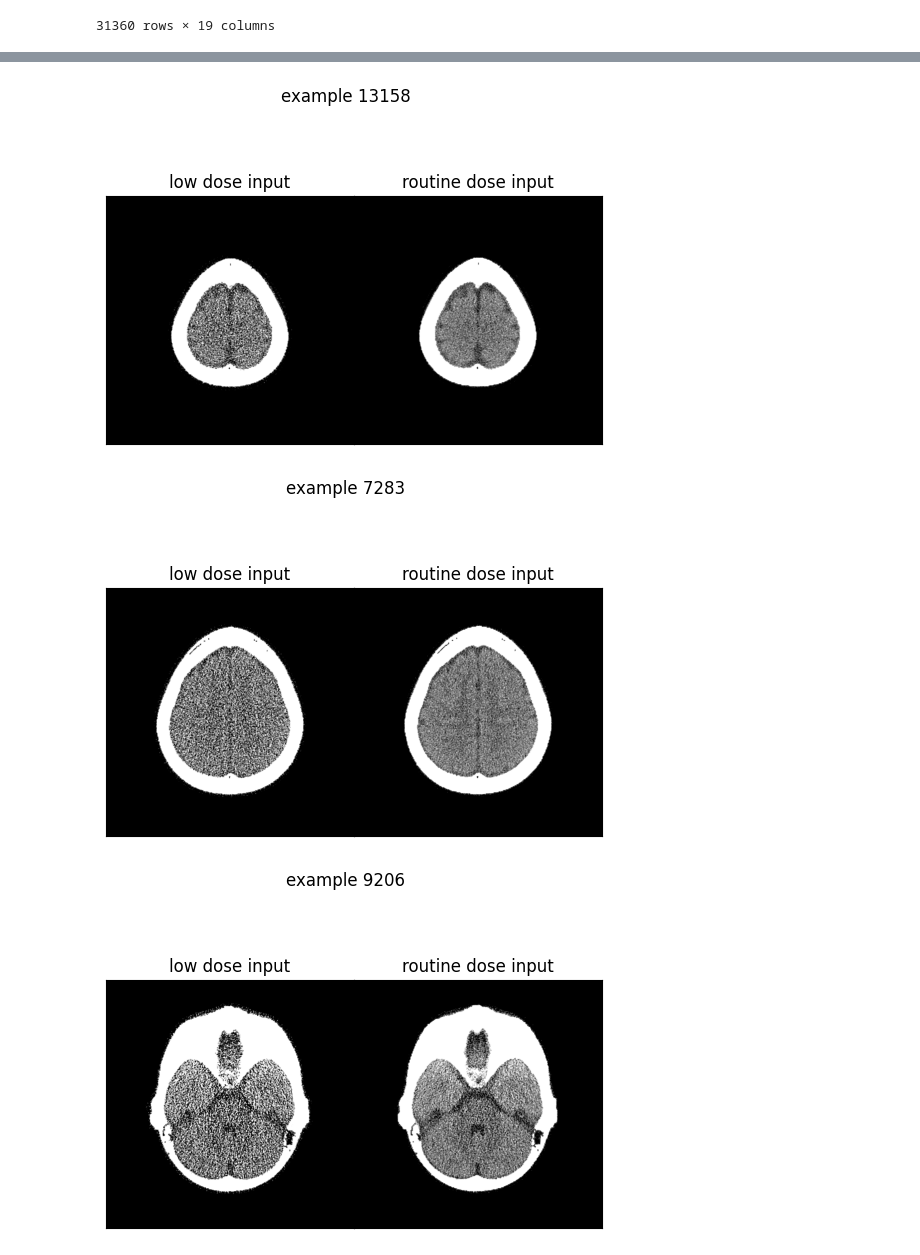
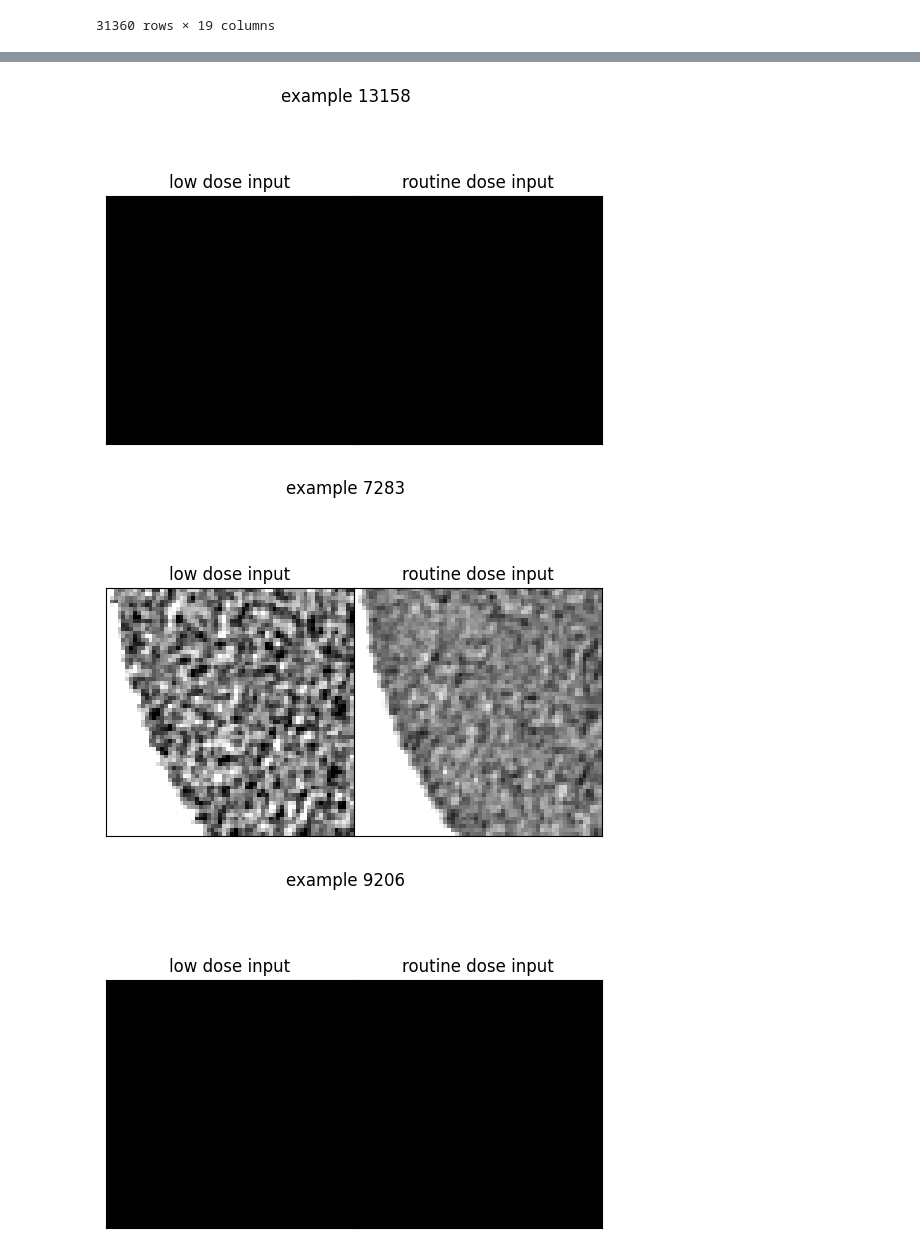
Before and after one commit to brandonjnelsonFDA/pediatric-CT-noise-texture-augmentation, a Jupyter notebook: notebooks/06_head_study.ipynb, the cells around one changed output, grey strips where cells are left out. Saved outputs shown, nothing was run; the diff lists cells and outputs as text; code cells hidden in the pictures.

```diff
--- a/notebooks/06_head_study.ipynb
+++ b/notebooks/06_head_study.ipynb
@@ -17,8 +17,12 @@ Using [PedSilicoICH](https://github.com/DIDSR/PedSilicoICH)
 # %%
 from LDHeadCTDataset import LDHeadCTDataset
 # %%
+from torchvision.transforms import v2
+import torch
+
 base_dir = '/projects01/didsr-aiml/brandon.nelson/pedsilicoICH/head_experiment'
-dset = LDHeadCTDataset(base_dir)
+tfms = v2.Compose([v2.ToImage(), v2.ToDtype(torch.float32, scale=False)])
+dset = LDHeadCTDataset(base_dir, patch_size=64, transform=tfms, target_transform=tfms)
 dset
 # %% [output]
 Dataset LDHeadCTDataset
@@ -54,9 +58,9 @@ for row in range(n_examples):
     window = 'brain'
     f, axs = plt.subplots(1, 2, gridspec_kw=dict(hspace=0,wspace=0))
     f.suptitle(f'example {idx}')
-    ctshow(x, fig=f, ax=axs[0], window=window)
+    ctshow(np.array(x), fig=f, ax=axs[0], window=window)
     axs[0].set_title('low dose input')
-    ctshow(y, fig=f, ax=axs[1], window=window)
+    ctshow(np.array(y), fig=f, ax=axs[1], window=window)
     axs[1].set_title('routine dose input')
     f.show()
 # %% [output]
@@ -70,3 +74,3 @@ for row in range(n_examples):
-[figure, old version]
+[figure, new version]
-[figure, old version]
+[figure, new version]
-[figure, old version]
+[figure, new version]
```
Also changed, not shown: parts of 17 cells of this notebook, 7 other files.
